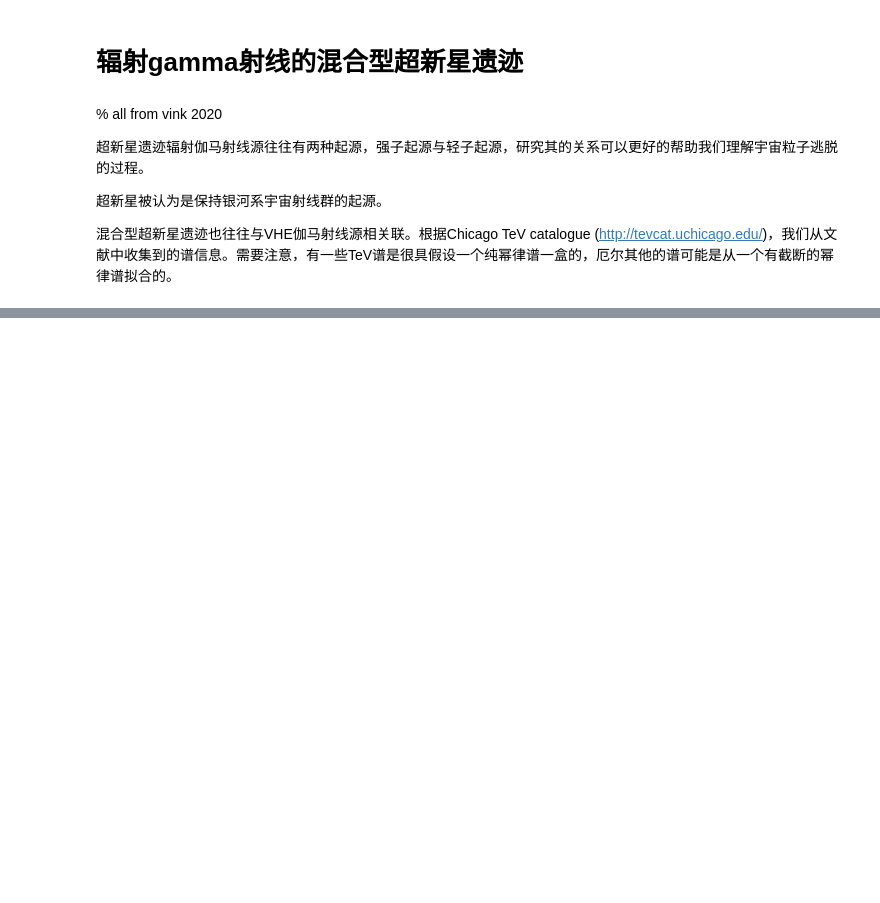
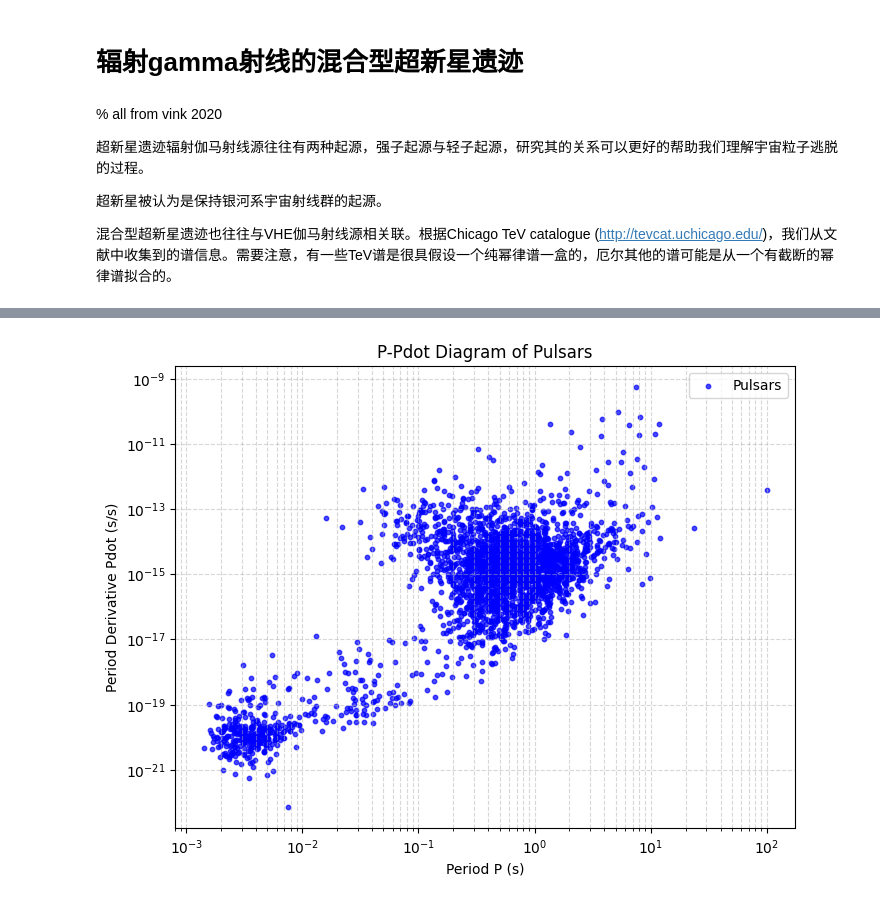
Before and after one commit to whjing/radioAstro, a Jupyter notebook: composite-snr/code/3.multiwave.ipynb, the cells around one changed output, grey strips where cells are left out. Cells and saved outputs as stored; diff of their text form; code cells hidden in the pictures; blank space fills up the shorter version.

```diff
--- a/composite-snr/code/3.multiwave.ipynb
+++ b/composite-snr/code/3.multiwave.ipynb
@@ -61,0 +130,33 @@ plt.show()
+# %%
+import numpy as np
+import pandas as pd
+import matplotlib.pyplot as plt
+from psrqpy import QueryATNF
+
+# 查询 ATNF Catalogue，获取 P0 和 P1
+query = QueryATNF(params=["PSRJ", "P0", "P1"])  # PSRJ: 脉冲星名称, P0: 自转周期, P1: 自转周期导数
+df = query.table.to_pandas()  # 转换为 Pandas DataFrame
+
+# 过滤掉缺失值
+df = df.dropna(subset=["P0", "P1"])
+
+# 将 P0 和 P1 转换为数值类型
+df["P0"] = df["P0"].astype(float)  # 自转周期 (秒)
+df["P1"] = df["P1"].astype(float)  # 周期变化率 (s/s)
+
+# 保存数据到 CSV 文件
+df.to_csv("pulsar_p_pdot.csv", index=False)
+
+# 绘制 P-Pdot 图
+plt.figure(figsize=(8, 6))
+plt.scatter(df["P0"], df["P1"], s=10, color="blue", alpha=0.7, label="Pulsars")
+plt.xscale("log")  # 对数刻度
+plt.yscale("log")
+plt.xlabel("Period P (s)")
+plt.ylabel("Period Derivative Pdot (s/s)")
+plt.title("P-Pdot Diagram of Pulsars")
+plt.grid(True, which="both", linestyle="--", alpha=0.5)
+plt.legend()
+plt.show()
+# %% [output]
+[figure, added]
```
Also changed, not shown: parts of 5 cells of this notebook, 4 other files.
